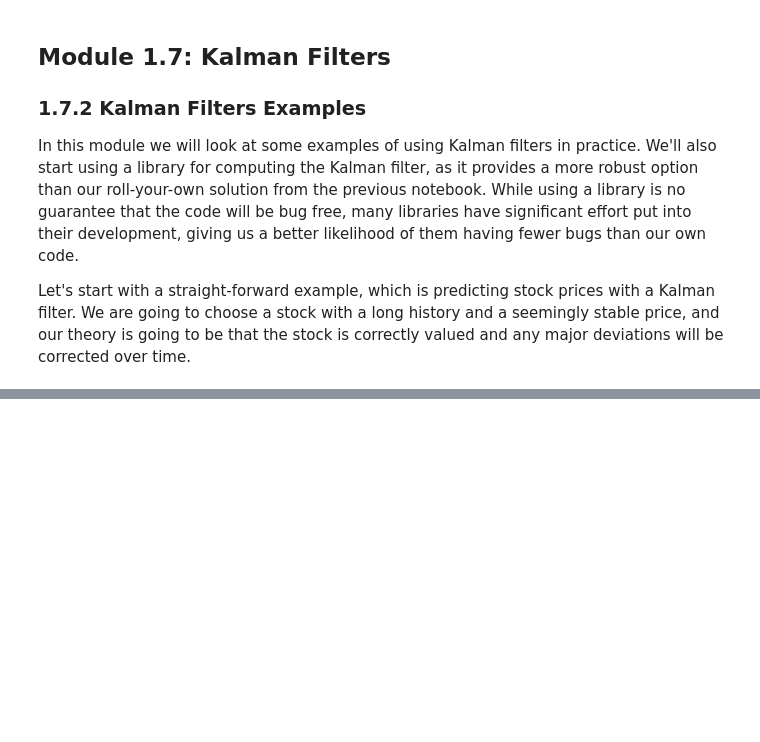
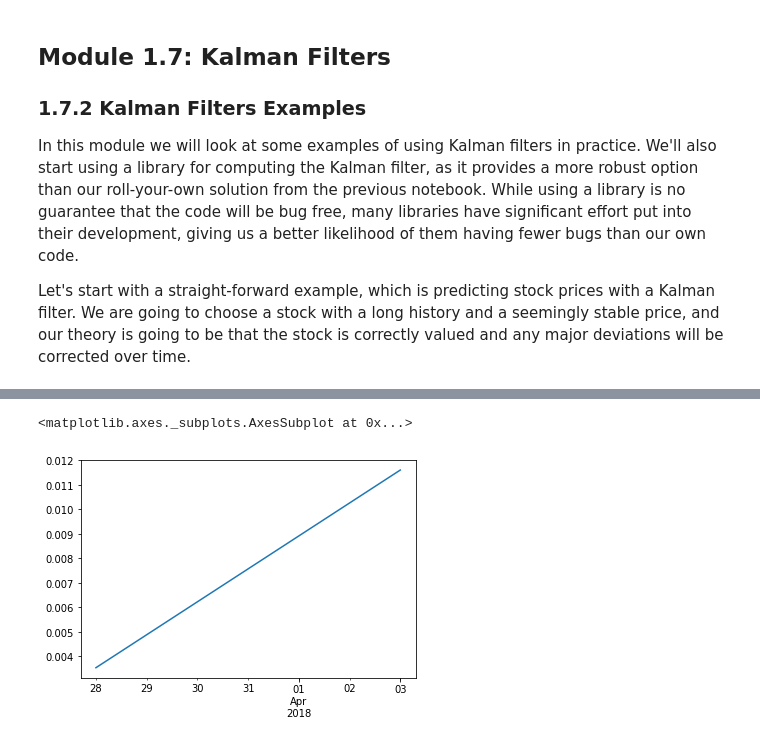
Before and after one commit to PythonCharmers/QuantFinance, a Jupyter notebook: notebooks/in_development/Module 1.7.2 - Kalman Filters Examples.ipynb, the cells around one changed output, grey strips where cells are left out. Drawn from its saved outputs; the diff is of its cells as text; code cells hidden in the pictures; blank space fills up the shorter version.

```diff
--- a/notebooks/in_development/Module 1.7.2 - Kalman Filters Examples.ipynb
+++ b/notebooks/in_development/Module 1.7.2 - Kalman Filters Examples.ipynb
@@ -75,0 +90,4 @@ kf.em(movement)
+# %%
+extended_dates = pd.date_range(movement.index[-1],
+                               periods=n_predicted+1,
+                              freq=movement.index.freq)[1:]
@@ -75,0 +100,8 @@ kf.em(movement)
+# %%
+predictions_as_series = pd.Series(predictions.observations.mean,
+                                 index=extended_dates)
+# %%
+predictions_as_series.plot()
+# %% [output]
+<matplotlib.axes._subplots.AxesSubplot at 0x...>
+[figure, added]
```
Also changed, not shown: parts of 25 cells of this notebook.
